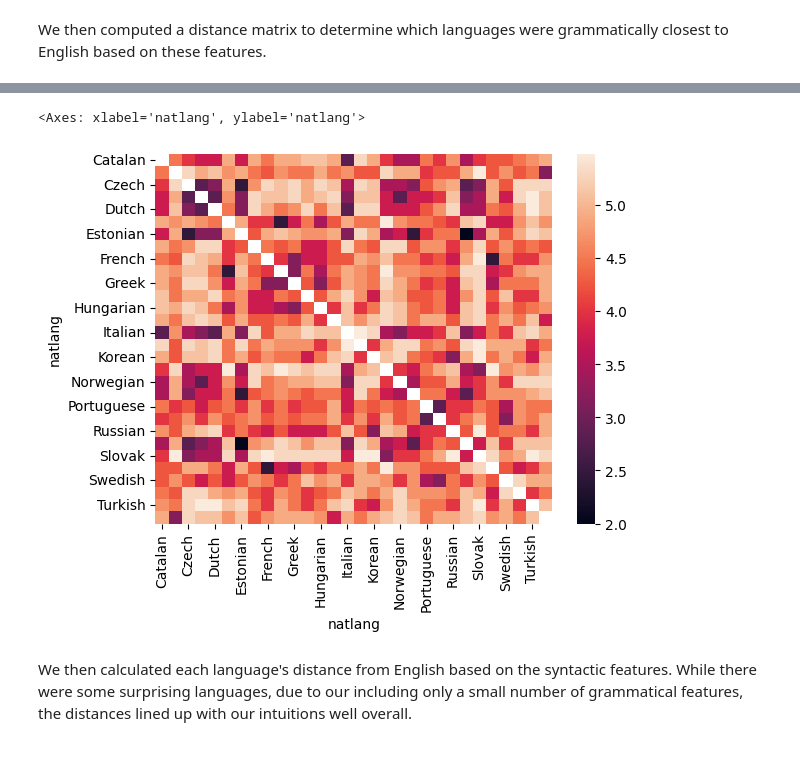
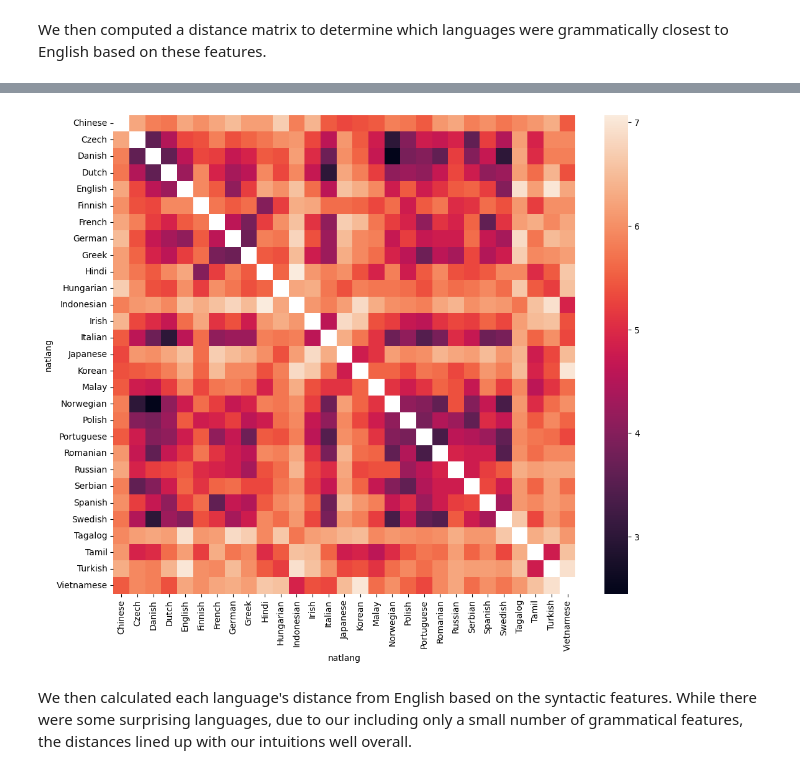
Before and after one commit to ifaul/ifaul.github.io, a Jupyter notebook: Copy_of_lang_acquire_milestone2_11_28_matthew.ipynb, the cells around one changed output, grey strips where cells are left out. Saved outputs shown, nothing was run; the diff lists cells and outputs as text; code cells hidden in the pictures.

```diff
--- a/Copy_of_lang_acquire_milestone2_11_28_matthew.ipynb
+++ b/Copy_of_lang_acquire_milestone2_11_28_matthew.ipynb
@@ -318,0 +304,11 @@ dtype: float64
+# %%
+# Number of adult speakers who started learning English after 12 y/o, don't speak English as a primary language, and have not undergone language immersion
+
+df_adult_learner = df_lang_tidy[df_lang_tidy['Eng_start'] >= 10]
+df_adult_learner['yrs_learning'] = df_adult_learner['age'] - df_adult_learner['Eng_start']
+#df_adult_learner = df_adult_learner[df_adult_learner['yrs_learning'] <= 10]
+df_adult_learner = df_adult_learner[df_adult_learner['primelang'] != 'English']
+df_adult_learner = df_adult_learner[df_adult_learner['Eng_little'] == 'little']
+
+df_adult_learner['yrs_learning'].plot.hist(bins=10, xlabel='Years Learning', density=True)
+df_adult_learner[['age', 'Eng_start', 'yrs_learning']].describe()
@@ -420,8 +429,8 @@ df_lang_tidy.drop(df_lang_tidy[df_lang_tidy['natlang'] == 'Arabic'].index, inpla
 # %% [markdown]
 We then merge the new DataFrame with the DataFrame from the previous milestone:
 # %%
-# Merge df_features with df_lang_tidy on natlang
+# Merge df_features with df_adult_learner on natlang
 df_features = df_features.rename(columns={'name':'natlang'})
-df_lang_tidy = df_lang_tidy.merge(df_features, how='left', on='natlang')
+df_adult_learner = df_adult_learner.merge(df_features, how='left', on='natlang')
 # %% [markdown]
 We were interested in the distribution of language families in the dataset:
@@ -458,22 +493,28 @@ We then computed a distance matrix to determine which languages were grammatical
+# %%
+# Add English speakers back to the dataframe
+df_lang_eng = df_lang_tidy[df_lang_tidy['natlang'] == 'English']
+df_lang_eng = df_lang_tidy[df_lang_tidy['primelang'] == 'English']
+df_lang_sample = df_adult_learner.merge(df_lang_eng, how='outer')
 # %%
 from sklearn.metrics import pairwise_distances
 from sklearn.preprocessing import StandardScaler
 from sklearn.feature_extraction import DictVectorizer
+from sklearn.impute import KNNImputer
 
 # For visualization, filter by the top 30 most common languages in the dataset
-df_lang_tidy_30_index = df_lang_tidy['natlang'].value_counts()[:30].index
-df_features = df_features[df_features['natlang'].isin(df_lang_tidy_30_index)]
+df_lang_30_index = df_lang_sample['natlang'].value_counts()[:30].index
+df_features = df_features[df_features['natlang'].isin(df_lang_30_index)]
 
-# Replace NaN values with a dummy value
-# We hope to do a more complex imputation in the future
-df_features_desc = df_features.filter(regex='_description$').fillna('blank')
+# Dummify feature variables
+df_features_desc = df_features.filter(regex='_description$')
+df_features_encode = pd.get_dummies(df_features_desc)
 
-# Prepare for vectorizing
-df_features_dict = df_features_desc.to_dict(orient="records")
-vec = DictVectorizer(sparse=False)
-vec.fit(df_features_dict)
+# Apply KNN imputation
+imputer = KNNImputer(n_neighbors=5)
+df_features_imputed = imputer.fit_transform(df_features_encode)
 
-df_features_encode = vec.transform(df_features_dict)
+# Convert imputed array back to DataFrame
+df_features_desc = pd.DataFrame(df_features_imputed, columns=df_features_encode.columns, index=df_features_desc.index)
 
 # Standardize data
 scaler = StandardScaler()
@@ -507,10 +548,12 @@ display(df_features_sc)
 # %%
 # create a visualization for the distance matrix
 import seaborn as sns
+
+plt.figure(figsize=(12, 10))
 sns.heatmap(df_features_sc)
+sns.set(font_scale=1.2)
 # %% [output]
-<Axes: xlabel='natlang', ylabel='natlang'>
-[figure, old version]
+[figure, new version]
 # %% [markdown]
 We then calculated each language's distance from English based on the syntactic features. While there were some surprising languages, due to our including only a small number of grammatical features, the distances lined up with our intuitions well overall.
 # %%
```
Also changed, not shown: parts of 26 cells of this notebook.
